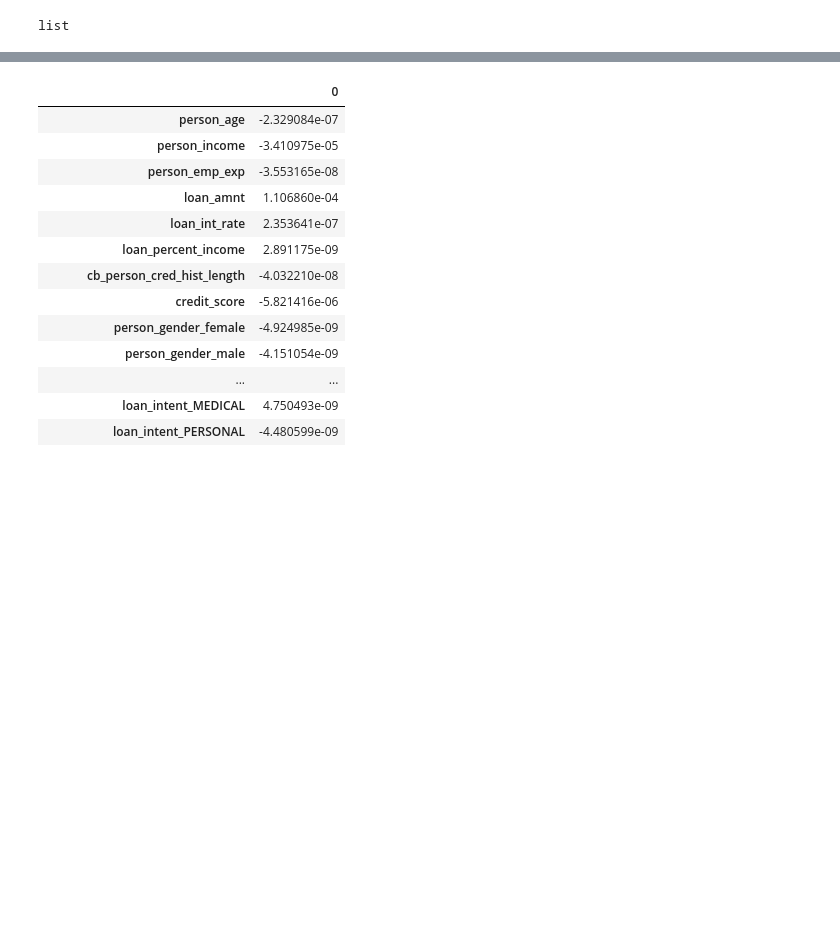
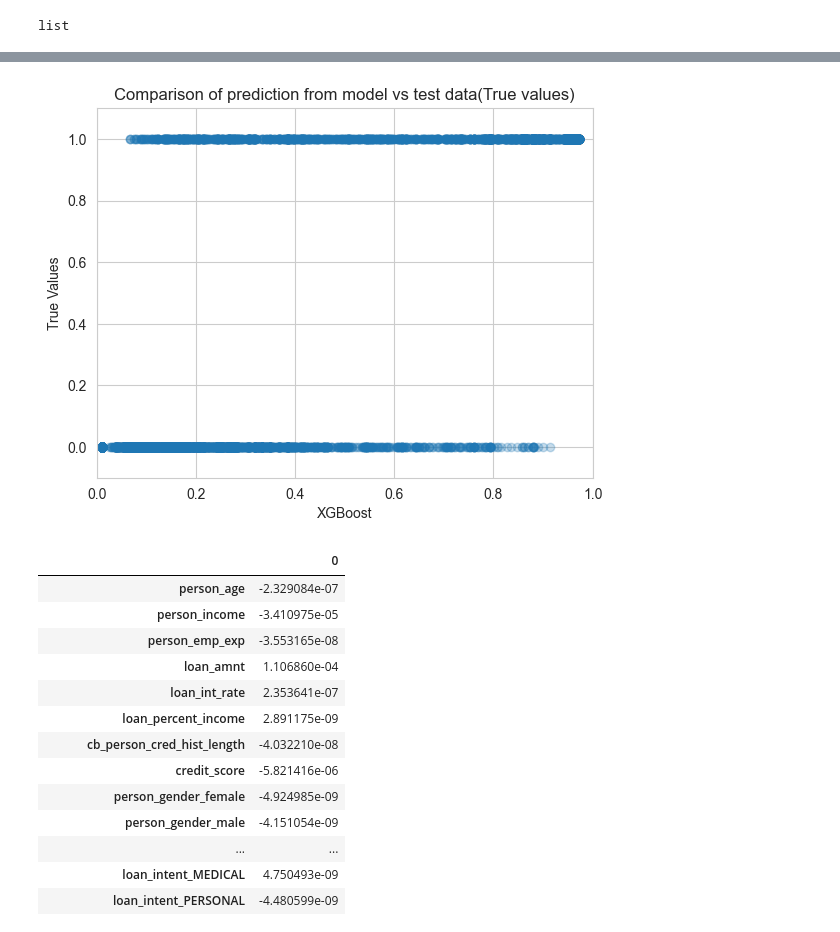
Before and after one commit to always-keep-trying/xgboost_loan_data, a Jupyter notebook: code/analysis_of_models.ipynb, the cells around one changed output, grey strips where cells are left out. Cells and saved outputs as stored; diff of their text form; code cells hidden in the pictures; blank space fills up the shorter version.

```diff
--- a/code/analysis_of_models.ipynb
+++ b/code/analysis_of_models.ipynb
@@ -70,3 +80,16 @@ Index(['person_age', 'person_income', 'person_emp_exp', 'loan_amnt',
+# %%
+plt.figure()
+
+plt.scatter(prediction_model1,M1.test_data[1].iloc[:,0].tolist(),alpha=0.25)
+plt.xlabel("XGBoost")
+plt.ylabel("True Values")
+plt.xlim([0,1])
+plt.ylim([-.1,1.1])
+plt.title("Comparison of prediction from model vs test data(True values)")
+plt.show()
+# TODO: not a great visualization, need to replace
+# %% [output]
+[figure, added]
 # %%
 lg_coef = pd.DataFrame(M2.model.coef_,columns = M2.x.columns).T
 lg_coef
```
Also changed, not shown: parts of 11 cells of this notebook.
